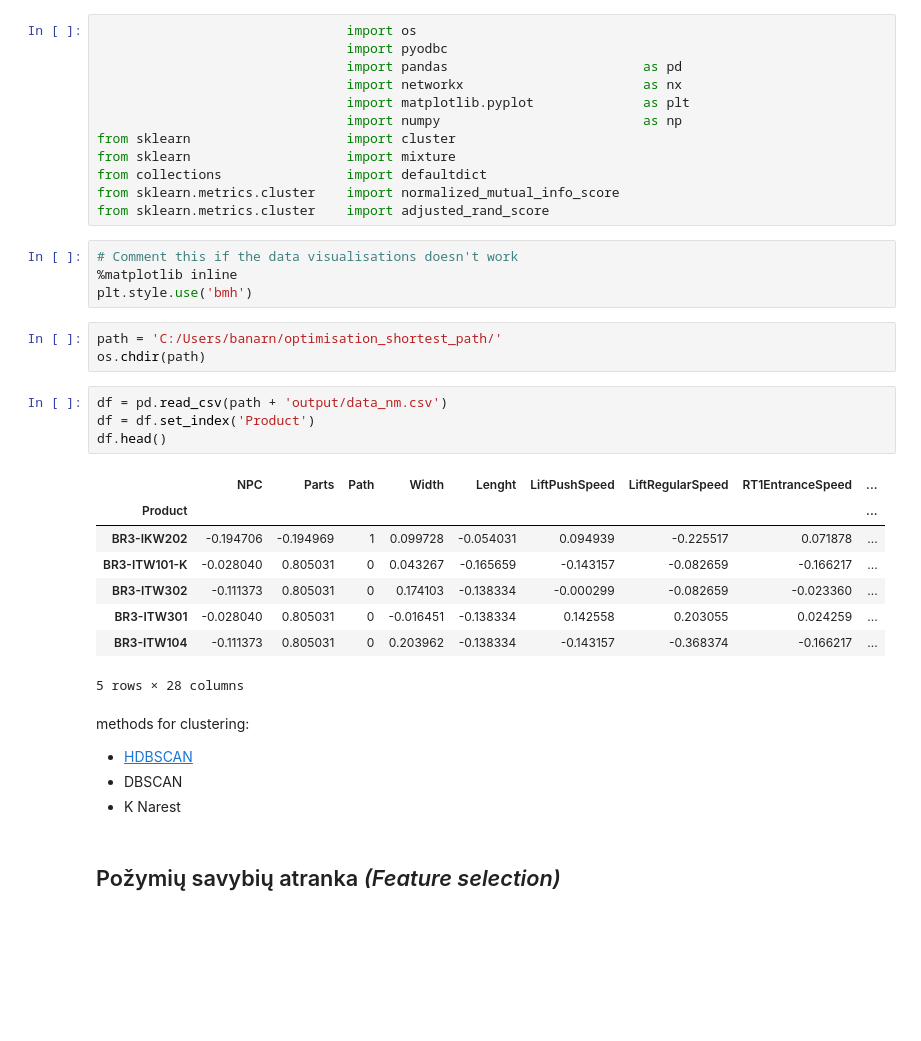
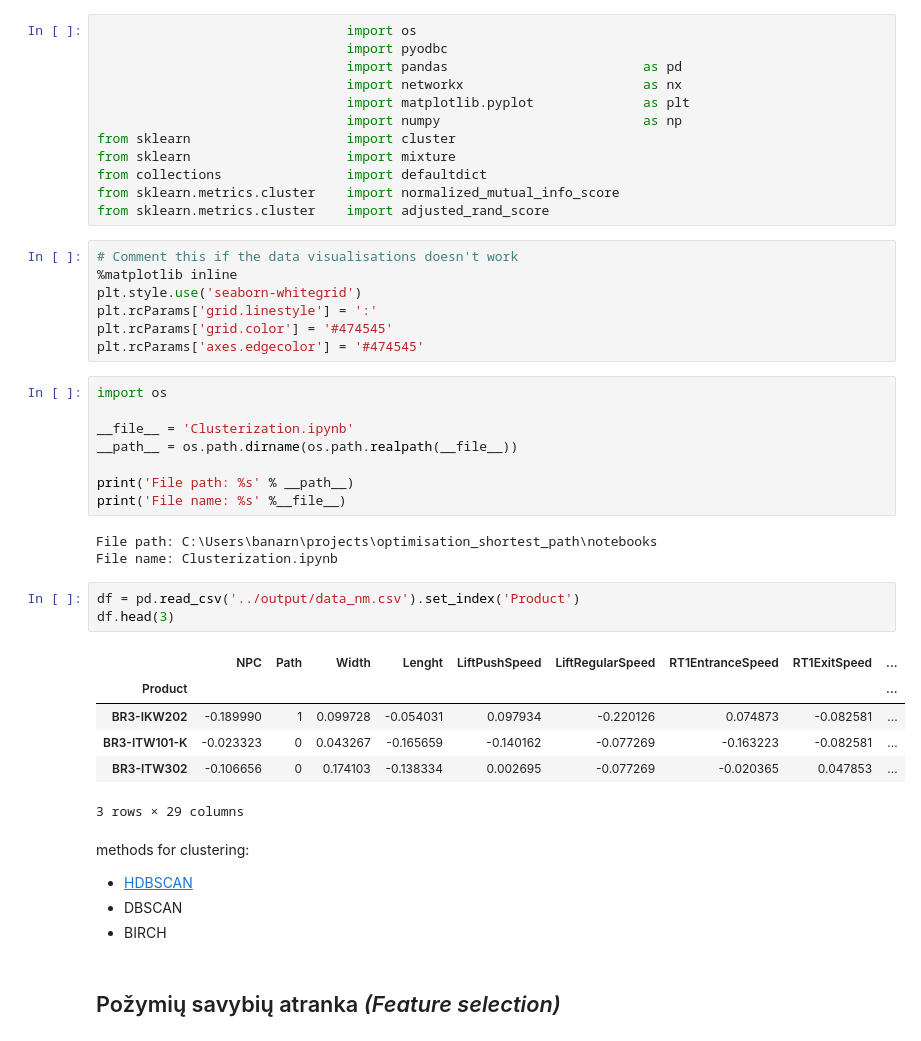
Before and after one commit to bankauskas/optimisation_shortest_path, a Jupyter notebook: notebooks/Clusterization.ipynb, the cells around one changed output. Cells and saved outputs as stored; diff of their text form; blank space fills up the shorter version.

```diff
--- a/notebooks/Clusterization.ipynb
+++ b/notebooks/Clusterization.ipynb
@@ -18,29 +18,37 @@ from sklearn.metrics.cluster    import adjusted_rand_score
 # %%
 # Comment this if the data visualisations doesn't work
 %matplotlib inline
-plt.style.use('bmh')
+plt.style.use('seaborn-whitegrid')
+plt.rcParams['grid.linestyle'] = ':'
+plt.rcParams['grid.color'] = '#474545'
+plt.rcParams['axes.edgecolor'] = '#474545'
-# %%
-path = 'C:/Users/banarn/optimisation_shortest_path/'
-os.chdir(path)
+# %%
+import os
+
+__file__ = 'Clusterization.ipynb'
+__path__ = os.path.dirname(os.path.realpath(__file__))
+
+print('File path: %s' % __path__)
+print('File name: %s' %__file__)
+# %% [output]
+File path: C:\Users\banarn\projects\optimisation_shortest_path\notebooks
+File name: Clusterization.ipynb
 # %%
-df = pd.read_csv(path + 'output/data_nm.csv')
-df = df.set_index('Product')
-df.head()
+df = pd.read_csv('../output/data_nm.csv').set_index('Product')
+df.head(3)
 # %% [output]
-|  | NPC | Parts | Path | Width | Lenght | LiftPushSpeed | LiftRegularSpeed | RT1EntranceSpeed | ... |
+|  | NPC | Path | Width | Lenght | LiftPushSpeed | LiftRegularSpeed | RT1EntranceSpeed | RT1ExitSpeed | ... |
 | Product |  |  |  |  |  |  |  |  | ... |
-| BR3-IKW202 | -0.194706 | -0.194969 | 1 | 0.099728 | -0.054031 | 0.094939 | -0.225517 | 0.071878 | ... |
-| BR3-ITW101-K | -0.028040 | 0.805031 | 0 | 0.043267 | -0.165659 | -0.143157 | -0.082659 | -0.166217 | ... |
-| BR3-ITW302 | -0.111373 | 0.805031 | 0 | 0.174103 | -0.138334 | -0.000299 | -0.082659 | -0.023360 | ... |
-| BR3-ITW301 | -0.028040 | 0.805031 | 0 | -0.016451 | -0.138334 | 0.142558 | 0.203055 | 0.024259 | ... |
-| BR3-ITW104 | -0.111373 | 0.805031 | 0 | 0.203962 | -0.138334 | -0.143157 | -0.368374 | -0.166217 | ... |
+| BR3-IKW202 | -0.189990 | 1 | 0.099728 | -0.054031 | 0.097934 | -0.220126 | 0.074873 | -0.082581 | ... |
+| BR3-ITW101-K | -0.023323 | 0 | 0.043267 | -0.165659 | -0.140162 | -0.077269 | -0.163223 | -0.082581 | ... |
+| BR3-ITW302 | -0.106656 | 0 | 0.174103 | -0.138334 | 0.002695 | -0.077269 | -0.020365 | 0.047853 | ... |
-5 rows × 28 columns
+3 rows × 29 columns
 # %% [markdown]
 methods for clustering:
 
 * [HDBSCAN](http://hdbscan.readthedocs.io/en/latest/index.html)
 * DBSCAN
-* K Narest
+* BIRCH
 # %% [markdown]
 ## Požymių savybių atranka *(Feature selection)*
 # %% [markdown]
```
Also changed, not shown: parts of 33 cells of this notebook, 18 other files.
